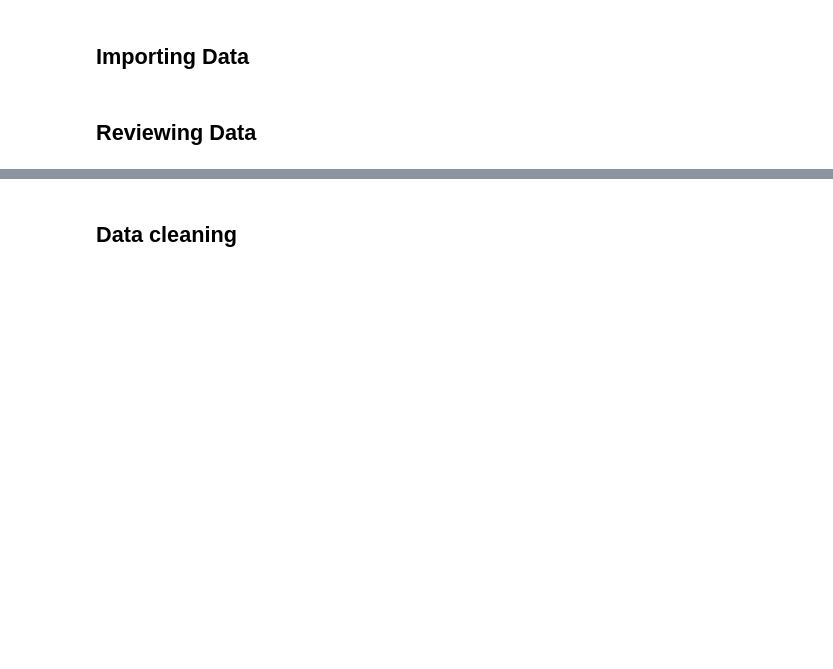
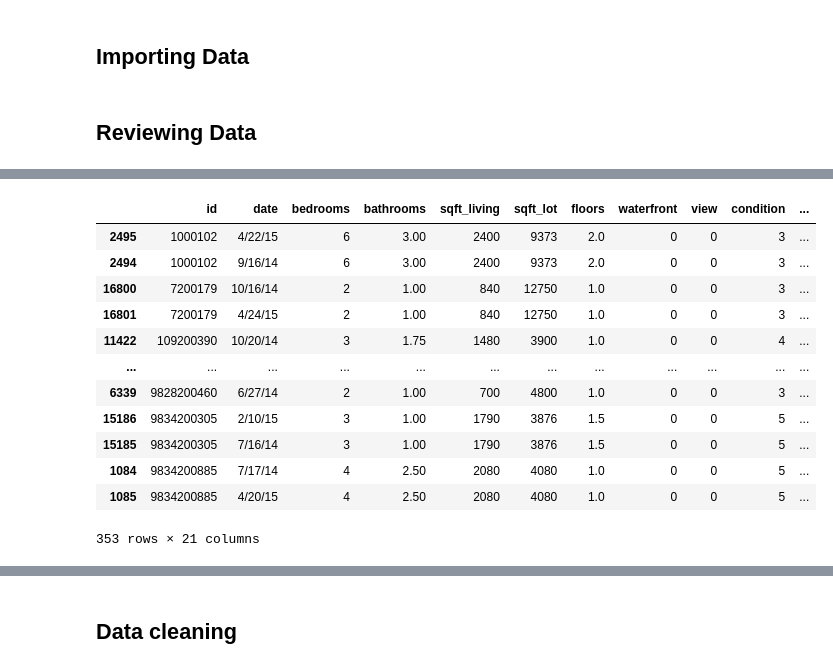
Before and after one commit to nicolerichter1989/mid-bootcamp-project, a Jupyter notebook: Regression Project - Housing Prices.ipynb, the cells around one changed output, grey strips where cells are left out. Saved outputs shown, nothing was run; the diff lists cells and outputs as text; code cells hidden in the pictures; blank space fills up the shorter version.

```diff
--- a/Regression Project - Housing Prices.ipynb
+++ b/Regression Project - Housing Prices.ipynb
@@ -31,3 +24,5 @@ Ellipsis
+# %%
+data = pd.read_csv(r"C:\Users\nicol\mid-bootcamp-project\mid-bootcamp-project-1\regression\data\regression_data.csv")
 # %% [markdown]
 ## Reviewing Data
 # %%
@@ -42,0 +118,22 @@ data.dtypes
+# %%
+# check not unique ids
+
+data[data.duplicated(subset=['id'],keep=False)].sort_values(by=['id'])
+
+# some houses are listed more than once with different prices
+# all other data seems to be unchanged
+# my first guess is to remove duplicate id's to not impact our model
+# %% [output]
+|  | id | date | bedrooms | bathrooms | sqft_living | sqft_lot | floors | waterfront | view | condition | ... |
+| 2495 | 1000102 | 4/22/15 | 6 | 3.00 | 2400 | 9373 | 2.0 | 0 | 0 | 3 | ... |
+| 2494 | 1000102 | 9/16/14 | 6 | 3.00 | 2400 | 9373 | 2.0 | 0 | 0 | 3 | ... |
+| 16800 | 7200179 | 10/16/14 | 2 | 1.00 | 840 | 12750 | 1.0 | 0 | 0 | 3 | ... |
+| 16801 | 7200179 | 4/24/15 | 2 | 1.00 | 840 | 12750 | 1.0 | 0 | 0 | 3 | ... |
+| 11422 | 109200390 | 10/20/14 | 3 | 1.75 | 1480 | 3900 | 1.0 | 0 | 0 | 4 | ... |
+| ... | ... | ... | ... | ... | ... | ... | ... | ... | ... | ... | ... |
+| 6339 | 9828200460 | 6/27/14 | 2 | 1.00 | 700 | 4800 | 1.0 | 0 | 0 | 3 | ... |
+| 15186 | 9834200305 | 2/10/15 | 3 | 1.00 | 1790 | 3876 | 1.5 | 0 | 0 | 5 | ... |
+| 15185 | 9834200305 | 7/16/14 | 3 | 1.00 | 1790 | 3876 | 1.5 | 0 | 0 | 5 | ... |
+| 1084 | 9834200885 | 7/17/14 | 4 | 2.50 | 2080 | 4080 | 1.0 | 0 | 0 | 5 | ... |
+| 1085 | 9834200885 | 4/20/15 | 4 | 2.50 | 2080 | 4080 | 1.0 | 0 | 0 | 5 | ... |
+353 rows × 21 columns
```
Also changed, not shown: parts of 19 cells of this notebook, 5 other files.
